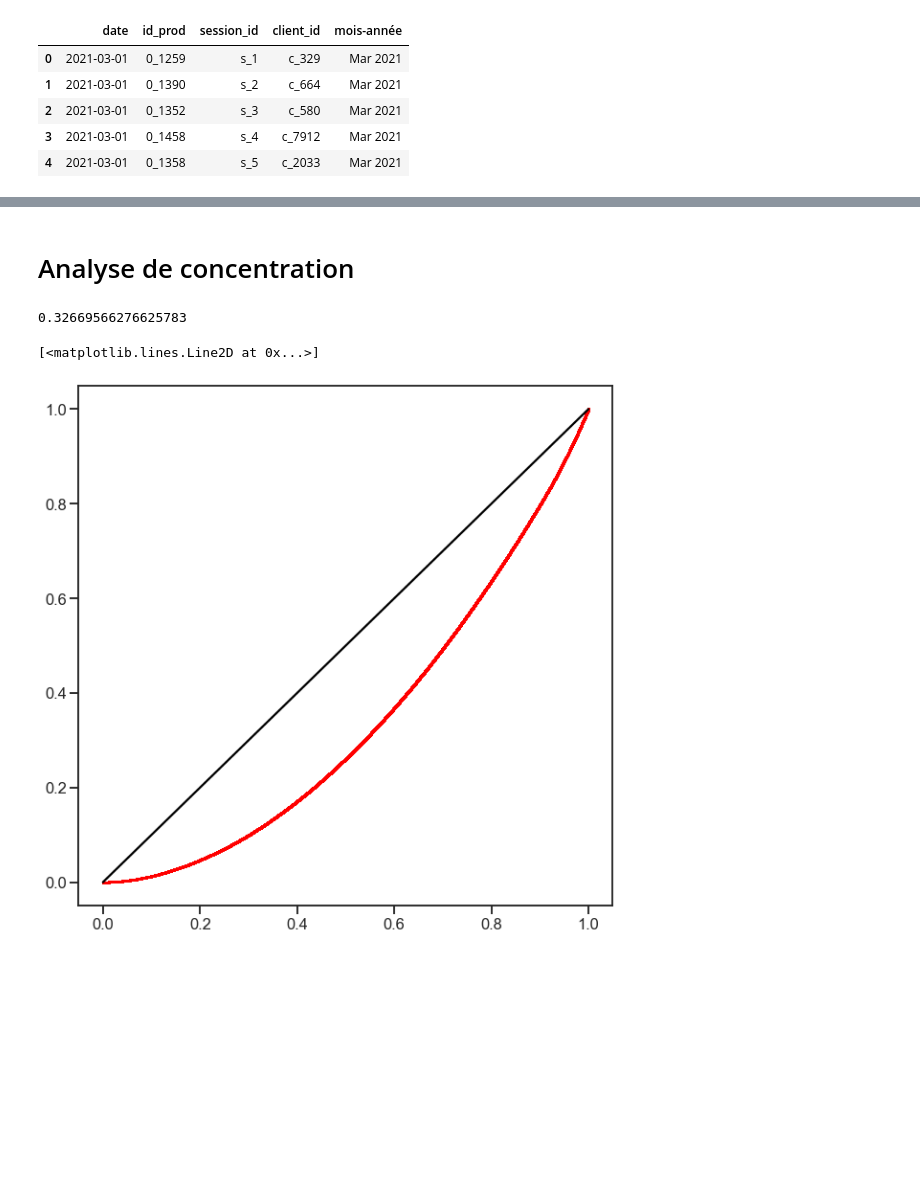
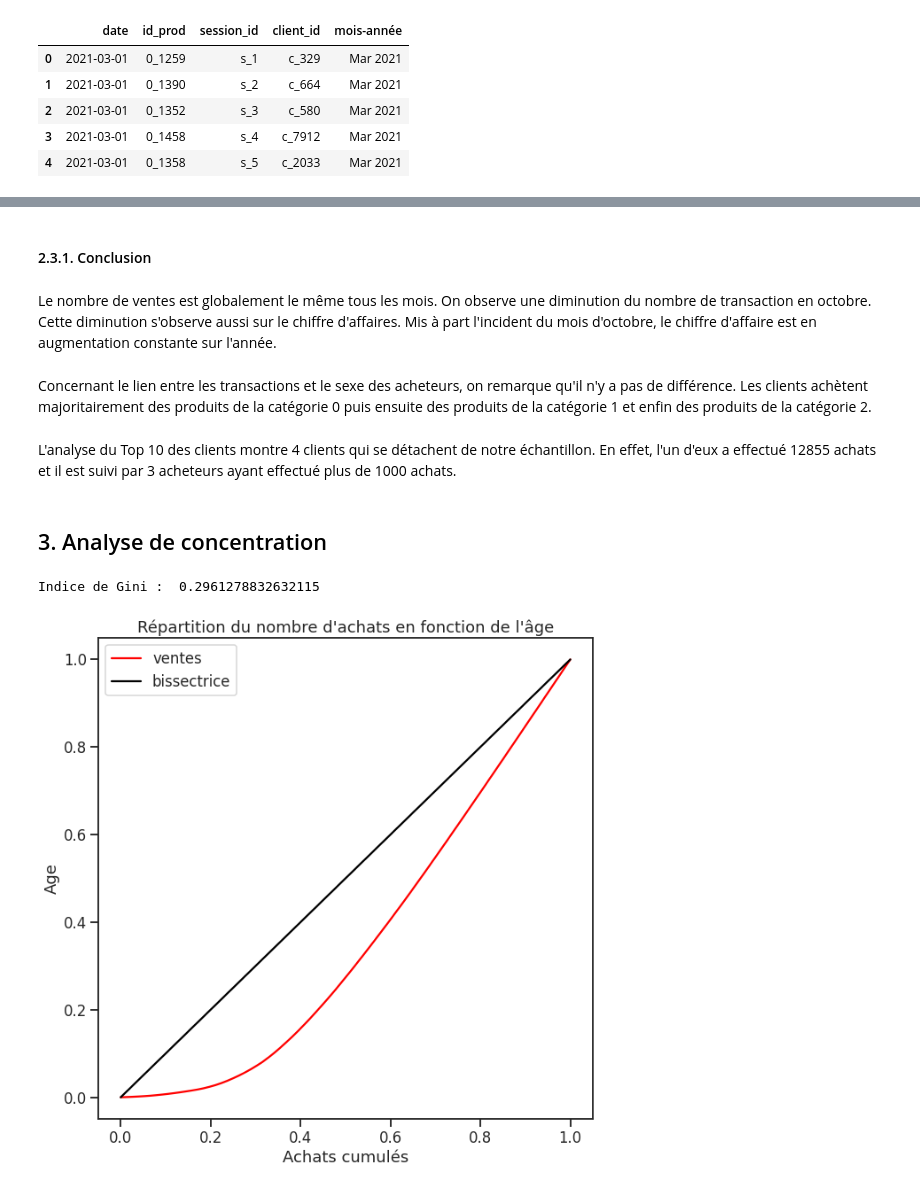
Before and after one commit to Sylvariane/Analyse-des-ventes-d-une-entreprise, a Jupyter notebook: P04_02_scriptanalyse.ipynb, the cells around one changed output, grey strips where cells are left out. Cells and saved outputs as stored; diff of their text form; code cells hidden in the pictures; blank space fills up the shorter version.

```diff
--- a/P04_02_scriptanalyse.ipynb
+++ b/P04_02_scriptanalyse.ipynb
@@ -205,4 +291,10 @@ On observe un pic des ventes en septembre avec une forte baisse en octobre. Il p
 # %%
 df = pd.merge(sells, custom, on = 'client_id')
 df = pd.merge(df, prod, on = 'id_prod')
-df['cumprice'] = df['price'].cumsum()
+sells_ca = df.groupby('mois-année').sum().reset_index()
+sells_ca['mois-année'] = pd.to_datetime(sells_ca['mois-année'])
+sells_ca = sells_ca.sort_values('mois-année')
+sells_ca['cumprice'] = sells_ca['price'].cumsum()
+sells_ca = sells_ca[['mois-année', 'price', 'cumprice']]
+
+print(sells_ca)
@@ -208,0 +342,15 @@ df['cumprice'] = df['price'].cumsum()
+# %%
+sns.set_style('ticks')
+sns.set_context('talk')
+sns.set_palette('Set2')
+plt.figure(figsize = (10,10))
+
+_ = plt.plot(sells_sep_oct['date'], sells_sep_oct['price'])
+_ = plt.xticks(rotation=90)
+_ = plt.xlabel('Semaine')
+_ = plt.ylabel('Chiffre d\'affaires')
+_ = plt.title('Chiffre d\'affaires hebdomadaire')
+
+_ = plt.savefig('7 - CA hebdomadaire.jpg')
+
+_ = plt.show()
@@ -222,5 +419,16 @@ On observe que le sexe n'a pas d'influence sur les catégories d'achat. Les clie
+# %% [markdown]
+#### 2.3.1. Conclusion
+# %% [markdown]
+Le nombre de ventes est globalement le même tous les mois. On observe une diminution du nombre de transaction en octobre. Cette diminution s'observe aussi sur le chiffre d'affaires. Mis à part l'incident du mois d'octobre, le chiffre d'affaire est en augmentation constante sur l'année.
+# %% [markdown]
+Concernant le lien entre les transactions et le sexe des acheteurs, on remarque qu'il n'y a pas de différence. Les clients achètent majoritairement des produits de la catégorie 0 puis ensuite des produits de la catégorie 1 et enfin des produits de la catégorie 2.
+# %% [markdown]
+L'analyse du Top 10 des clients montre 4 clients qui se détachent de notre échantillon. En effet, l'un d'eux a effectué 12855 achats et il est suivi par 3 acheteurs ayant effectué plus de 1000 achats.
 # %% [markdown]
-# Analyse de concentration
+## 3. Analyse de concentration
+# %%
+df_age = df.groupby('age').sum().reset_index()
+df_age['cum_achat'] = df_age['count'].cumsum()
 # %%
 def gini(arr):
     ## first sort
@@ -232,18 +440,25 @@ def gini(arr):
     weighted_sum = sum([(i+1)*yi for i, yi in enumerate(sorted_arr)])
     return coef_*weighted_sum/(sorted_arr.sum()) - const_
 
-X = np.array(df['cumprice'])
-gini(X)
+X = np.array(df_age['cum_achat'])
+print('Indice de Gini : ', gini(X))
 # %% [output]
-0.32669566276625783
+Indice de Gini :  0.2961278832632115
 # %%
 X_lorenz = X.cumsum() / X.sum()
 X_lorenz = np.insert(X_lorenz, 0, 0)
 X_lorenz[0], X_lorenz[-1]
 
 fig, ax = plt.subplots(figsize=[10,10])
-ax.scatter(np.arange(X_lorenz.size)/(X_lorenz.size-1), X_lorenz, color='red', s=1)
-ax.plot([0,1], [0,1], color='k')
+_ = ax.plot(np.arange(X_lorenz.size)/(X_lorenz.size-1), X_lorenz, color='red', label='ventes')
+_ = ax.plot([0,1], [0,1], color='k', label='bissectrice')
+_ = plt.xlabel('Achats cumulés')
+_ = plt.ylabel('Age')
+_ = plt.title('Répartition du nombre d\'achats en fonction de l\'âge')
+_ = plt.legend()
+
+_ = plt.savefig('9 - Analyse de concentration.jpg')
+
+_ = plt.show()
 # %% [output]
-[<matplotlib.lines.Line2D at 0x...>]
-[figure, old version]
+[figure, new version]
```
Also changed, not shown: parts of 94 cells of this notebook.
